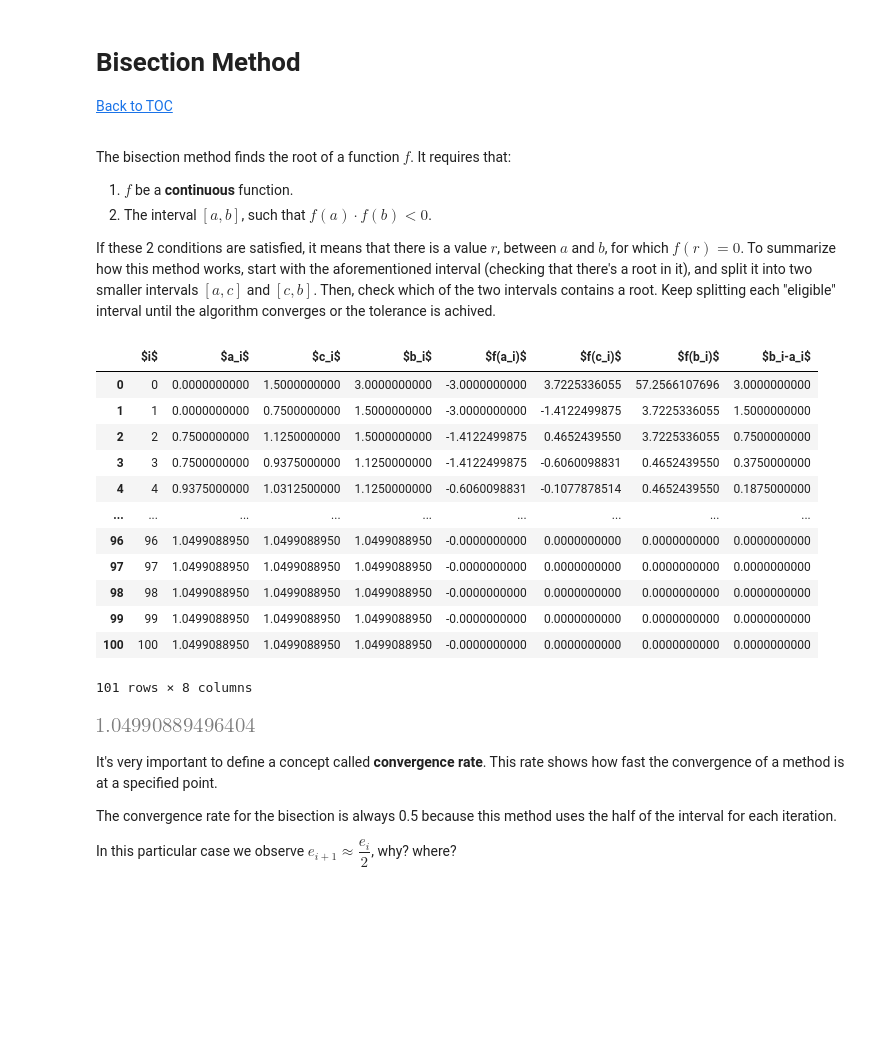
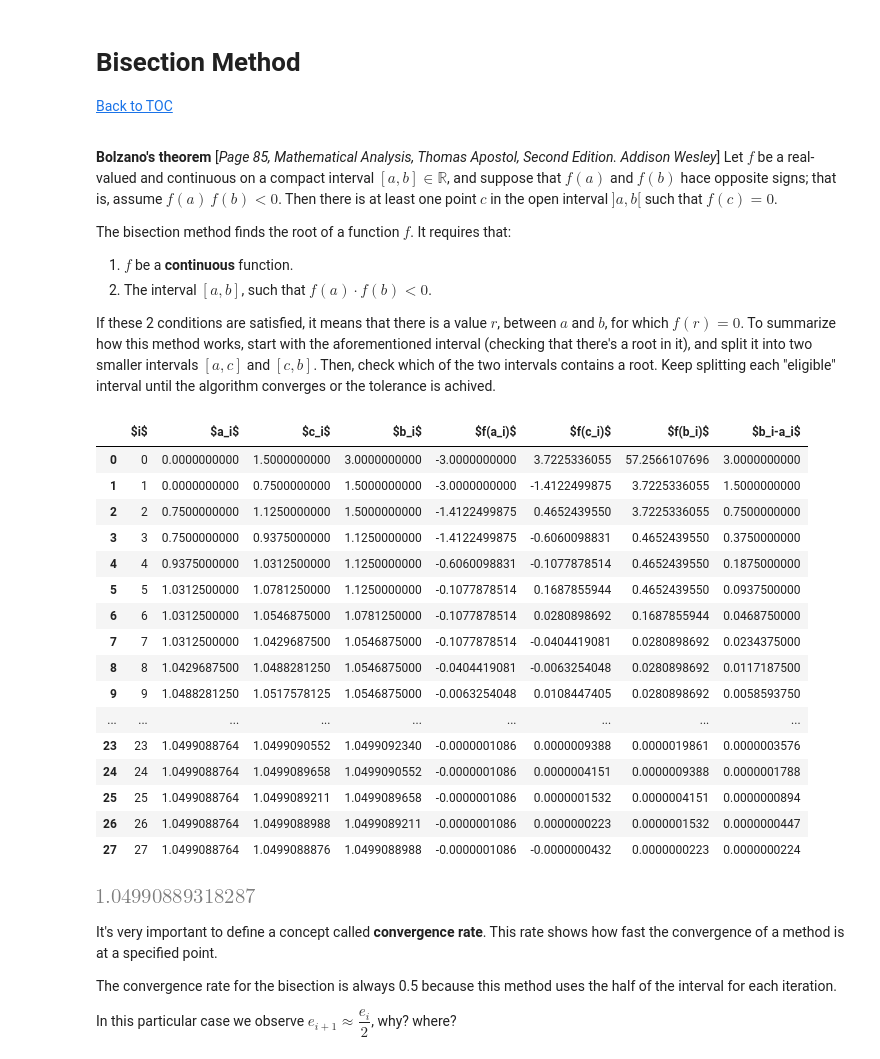
Before and after one commit to tclaudioe/Scientific-Computing-V3, a Jupyter notebook: 03_roots_of_1D_functions.ipynb, the cells around one changed output. Drawn from its saved outputs; the diff is of its cells as text; code cells hidden in the pictures; blank space fills up the shorter version.

```diff
--- a/03_roots_of_1D_functions.ipynb
+++ b/03_roots_of_1D_functions.ipynb
@@ -43,6 +65,7 @@ sym.init_printing()
 from scipy import optimize # type: ignore
 import pandas as pd # type: ignore
 pd.set_option("display.colheader_justify","center")
+pd.set_option('display.width', 5)
 pd.options.display.float_format = '{:.10f}'.format
 
 from colorama import Fore, Back, Style # type: ignore
@@ -51,6 +74,13 @@ from colorama import Fore, Back, Style # type: ignore
 # Style: DIM, NORMAL, BRIGHT, RESET_ALL
 textBold = lambda x: Style.BRIGHT+x+Style.RESET_ALL
 textBoldH = lambda x: Style.BRIGHT+Back.YELLOW+x+Style.RESET_ALL
+
+plt.rcParams.update({
+        "text.usetex": True,
+        "font.family": "sans-serif",
+        "font.sans-serif": "Helvetica",
+        "font.size": 18,
+    })
 # %% [markdown]
 <div id='intro' />
 
@@ -123,6 +153,9 @@ interactive(children=(FloatSlider(value=2.0, description='r', max=3.0, min=1.0,
 # Bisection Method
 [Back to TOC](#toc)
 # %% [markdown]
+**Bolzano's theorem** [_Page 85, Mathematical Analysis, Thomas Apostol, Second Edition. Addison Wesley_]
+Let $f$ be a real-valued and continuous on a compact interval $[a,b]\in\mathbb{R}$, and suppose that $f(a)$ and $f(b)$ hace opposite signs; that is, assume $f(a)\,f(b)<0$. Then there is at least one point $c$ in the open interval $]a,b[$ such that $f(c)=0$.
+
 The bisection method finds the root of a function $f$.
 It requires that:
 1. $f$ be a **continuous** function.
@@ -190,28 +223,32 @@ def bisect(f, a, b, tol=1e-5, maxNumberIterations=100, usePandas=True):
 # %%
 # Initial example
 f1 = lambda x: x+np.log(x)-3
 # A different function, notice that x is multiplied to the exponential now and not added, as before.
 f2 = lambda x: x*np.exp(x)-3
 # This is the introductory example about Fixed Point Iteration
 f3 = lambda x: np.cos(x)-x
 f4 = lambda x: np.power(x,3.)+4*np.power(x,2.)-2
 f5 = lambda x: x-np.cos(x)
-bisect(f2,0,3,tol=1e-100) # Recall to change the 'tol'!
+bisect(f2,0,3,tol=1e-8) # Recall to change the 'tol'!
 # %% [output]
 |  | $i$ | $a_i$ | $c_i$ | $b_i$ | $f(a_i)$ | $f(c_i)$ | $f(b_i)$ | $b_i-a_i$ |
 | 0 | 0 | 0.0000000000 | 1.5000000000 | 3.0000000000 | -3.0000000000 | 3.7225336055 | 57.2566107696 | 3.0000000000 |
 | 1 | 1 | 0.0000000000 | 0.7500000000 | 1.5000000000 | -3.0000000000 | -1.4122499875 | 3.7225336055 | 1.5000000000 |
 | 2 | 2 | 0.7500000000 | 1.1250000000 | 1.5000000000 | -1.4122499875 | 0.4652439550 | 3.7225336055 | 0.7500000000 |
 | 3 | 3 | 0.7500000000 | 0.9375000000 | 1.1250000000 | -1.4122499875 | -0.6060098831 | 0.4652439550 | 0.3750000000 |
 | 4 | 4 | 0.9375000000 | 1.0312500000 | 1.1250000000 | -0.6060098831 | -0.1077878514 | 0.4652439550 | 0.1875000000 |
+| 5 | 5 | 1.0312500000 | 1.0781250000 | 1.1250000000 | -0.1077878514 | 0.1687855944 | 0.4652439550 | 0.0937500000 |
+| 6 | 6 | 1.0312500000 | 1.0546875000 | 1.0781250000 | -0.1077878514 | 0.0280898692 | 0.1687855944 | 0.0468750000 |
+| 7 | 7 | 1.0312500000 | 1.0429687500 | 1.0546875000 | -0.1077878514 | -0.0404419081 | 0.0280898692 | 0.0234375000 |
+| 8 | 8 | 1.0429687500 | 1.0488281250 | 1.0546875000 | -0.0404419081 | -0.0063254048 | 0.0280898692 | 0.0117187500 |
+| 9 | 9 | 1.0488281250 | 1.0517578125 | 1.0546875000 | -0.0063254048 | 0.0108447405 | 0.0280898692 | 0.0058593750 |
 | ... | ... | ... | ... | ... | ... | ... | ... | ... |
-| 96 | 96 | 1.0499088950 | 1.0499088950 | 1.0499088950 | -0.0000000000 | 0.0000000000 | 0.0000000000 | 0.0000000000 |
-| 97 | 97 | 1.0499088950 | 1.0499088950 | 1.0499088950 | -0.0000000000 | 0.0000000000 | 0.0000000000 | 0.0000000000 |
-| 98 | 98 | 1.0499088950 | 1.0499088950 | 1.0499088950 | -0.0000000000 | 0.0000000000 | 0.0000000000 | 0.0000000000 |
-| 99 | 99 | 1.0499088950 | 1.0499088950 | 1.0499088950 | -0.0000000000 | 0.0000000000 | 0.0000000000 | 0.0000000000 |
-| 100 | 100 | 1.0499088950 | 1.0499088950 | 1.0499088950 | -0.0000000000 | 0.0000000000 | 0.0000000000 | 0.0000000000 |
+| 23 | 23 | 1.0499088764 | 1.0499090552 | 1.0499092340 | -0.0000001086 | 0.0000009388 | 0.0000019861 | 0.0000003576 |
+| 24 | 24 | 1.0499088764 | 1.0499089658 | 1.0499090552 | -0.0000001086 | 0.0000004151 | 0.0000009388 | 0.0000001788 |
+| 25 | 25 | 1.0499088764 | 1.0499089211 | 1.0499089658 | -0.0000001086 | 0.0000001532 | 0.0000004151 | 0.0000000894 |
+| 26 | 26 | 1.0499088764 | 1.0499088988 | 1.0499089211 | -0.0000001086 | 0.0000000223 | 0.0000001532 | 0.0000000447 |
+| 27 | 27 | 1.0499088764 | 1.0499088876 | 1.0499088988 | -0.0000001086 | -0.0000000432 | 0.0000000223 | 0.0000000224 |
-101 rows × 8 columns
-[figure, old version]
+[figure, new version]
 # %% [markdown]
 It's very important to define a concept called **convergence rate**.
 This rate shows how fast the convergence of a method is at a specified point.
```
Also changed, not shown: parts of 18 cells of this notebook.
